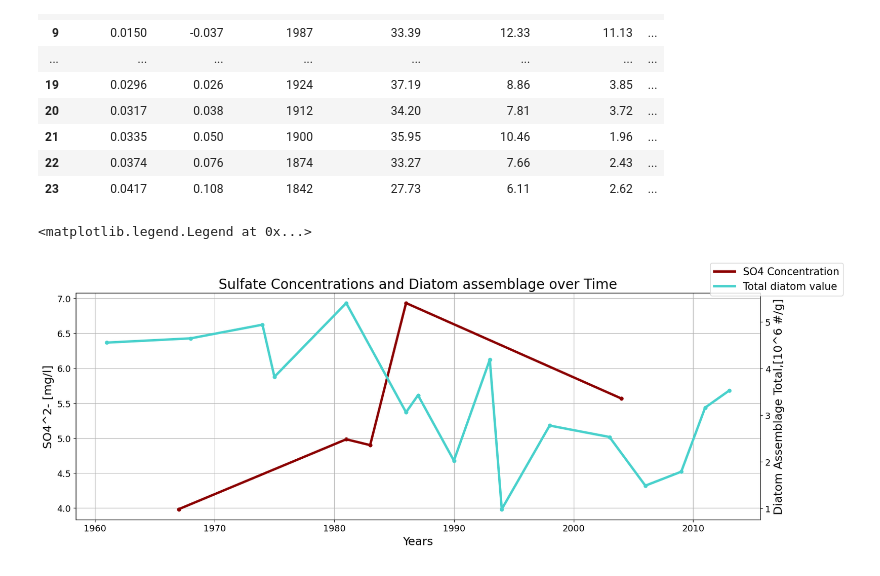
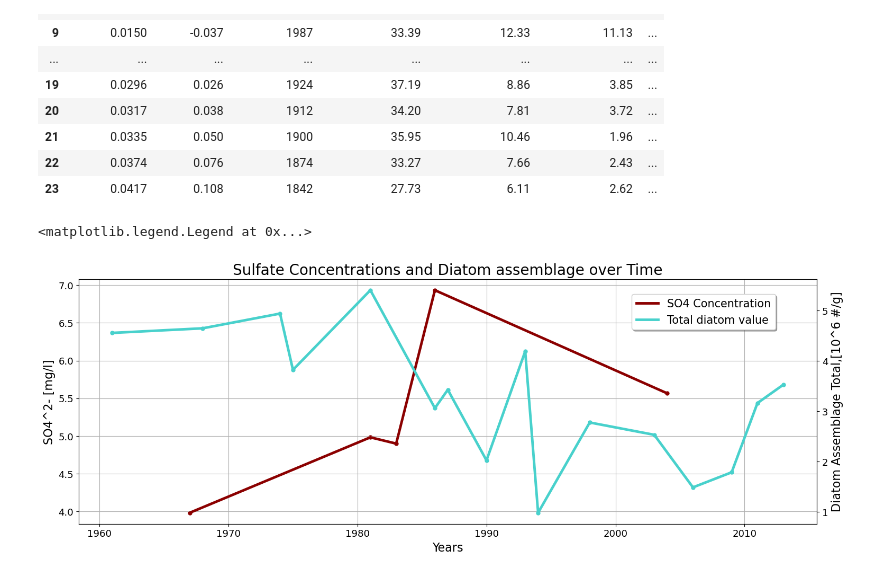
Before and after one commit to abeitz26/Beitz.A_FinalProject, a Jupyter notebook: final_graph1.ipynb, the cells around one changed output. Drawn from its saved outputs; the diff is of its cells as text; code cells hidden in the pictures.

```diff
--- a/final_graph1.ipynb
+++ b/final_graph1.ipynb
@@ -186,31 +186,31 @@ dia_as_interp = dia_interp_short['as_interp']
 # %%
 #plotting sulfate concentration vs total diatom assemblage
 fig,ax = plt.subplots(figsize=(18,6))
 
 #found resource for adding two y axes here: https://www.statology.org/matplotlib-two-y-axes/
 ax2 = ax.twinx()
 
 ax2.plot(dates_dia_tot, dia_tot, c='mediumturquoise', linestyle='-', linewidth=3.5, marker=None, label= 'Total diatom value')
 ax.plot(so4_final_date, so4_final_conc, c='darkred', linestyle='-', linewidth=3.5, marker=None,label = 'SO4 Concentration')
 
 ax2.scatter(dates_dia_tot, dia_tot, s=25, c='mediumturquoise')
 ax.scatter(so4_final_date, so4_final_conc, s=25, c='darkred')
 
 ax.grid()
 
 #managing settings for axes
 ax.set_title('Sulfate Concentrations and Diatom assemblage over Time', fontsize=20)
-ax.set_xlabel('Years', fontsize=17)
-ax.set_ylabel('SO4^2- [mg/l]', fontsize=17)
-ax2.set_ylabel('Diatom Assemblage Total,[10^6 #/g]', fontsize=17)
+ax.set_xlabel('Years', fontsize=16)
+ax.set_ylabel('SO4^2- [mg/l]', fontsize=16)
+ax2.set_ylabel('Diatom Assemblage Total,[10^6 #/g]', fontsize=16)
 #used this website to change axis tick labels fontsize: https://stackoverflow.com/questions/63723514/userwarning-fixedformatter-should-only-be-used-together-with-fixedlocator
 ax.tick_params(axis='x', labelsize = 13)
 ax.tick_params(axis='y', labelsize = 13)
 ax2.tick_params(axis='y', labelsize = 13)
 
-fig.legend(fontsize= 15)
+fig.legend(loc ='upper left', shadow = True, bbox_to_anchor=(0.7, 0.85), fontsize= 15)
 # %% [output]
 <matplotlib.legend.Legend at 0x...>
-[figure, old version]
+[figure, new version]
 # %%
 #Plotting each diatom species and sulfate concentration over time
```
Also changed, not shown: parts of 2 cells of this notebook.
